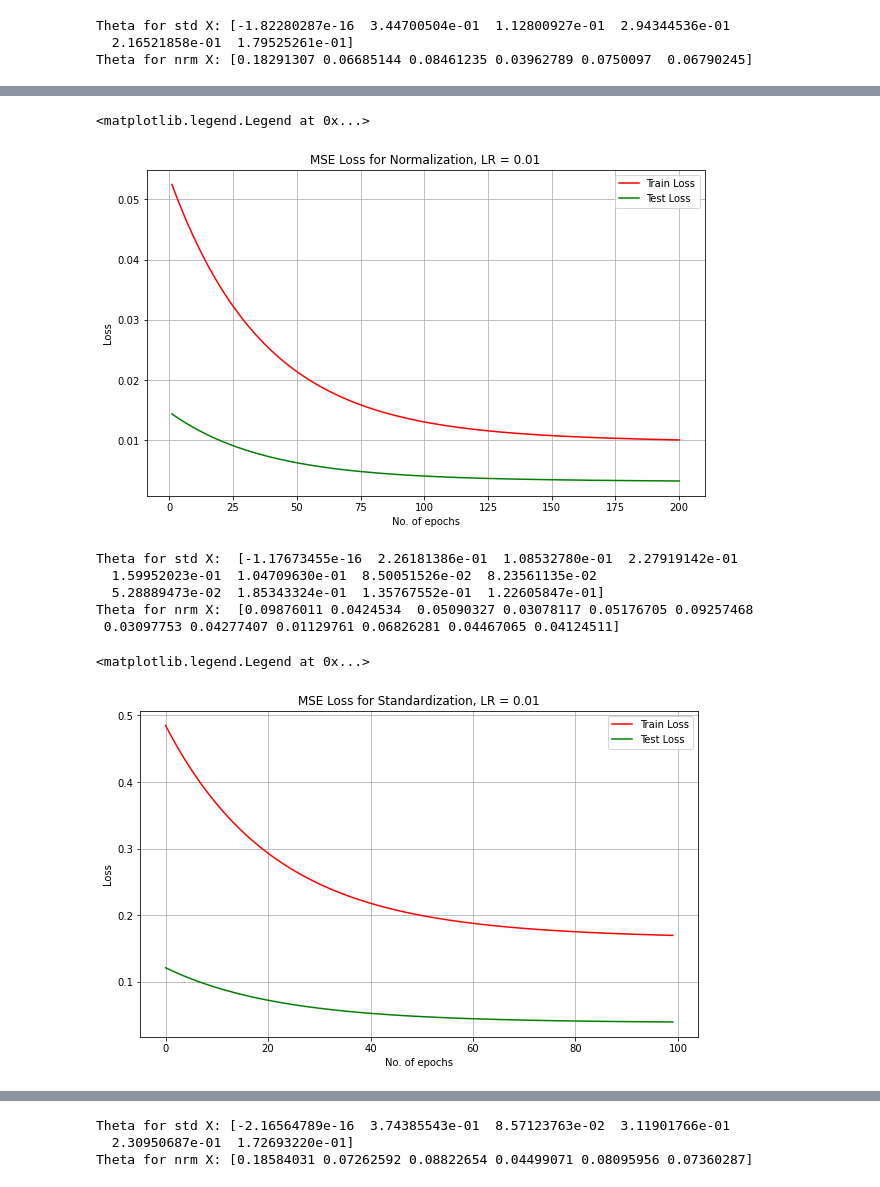
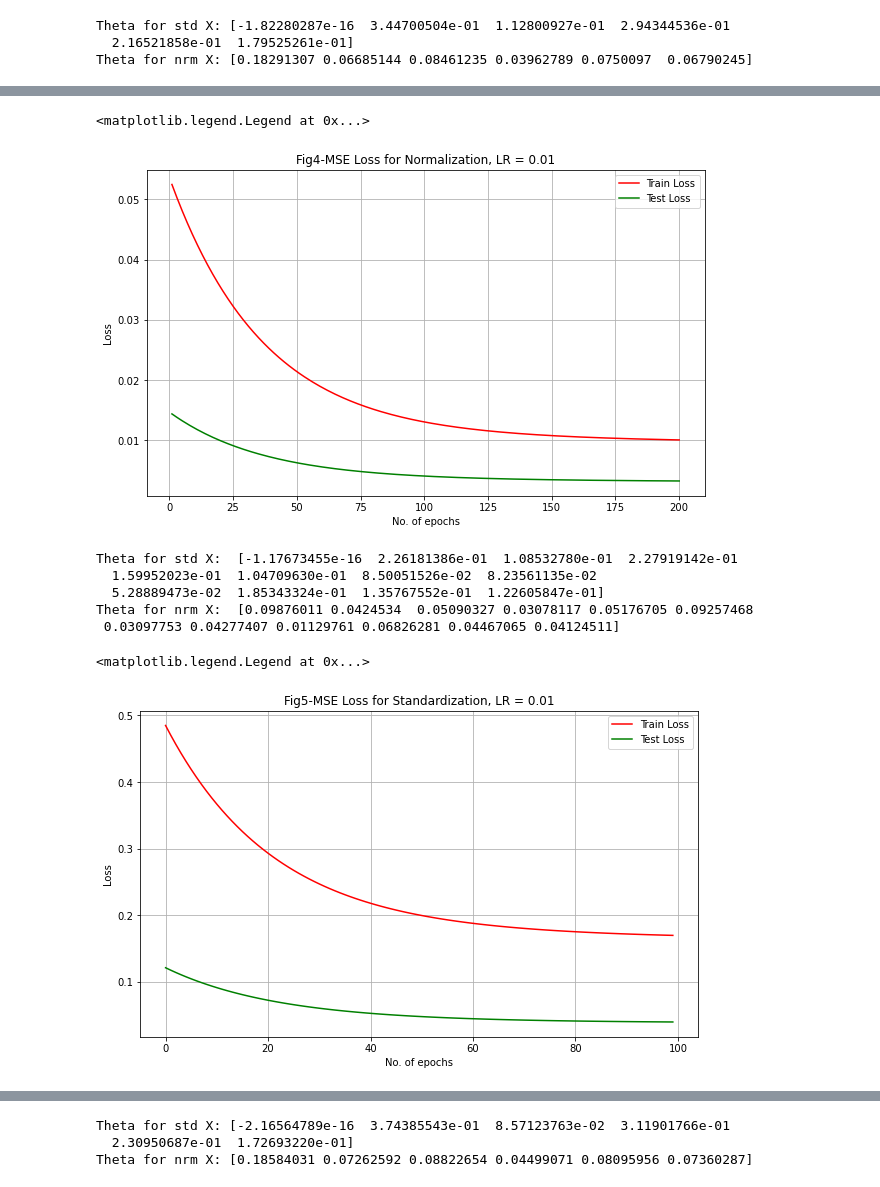
Before and after one commit to VishakhaDixit/IntroToML, a Jupyter notebook: HW_1/HW-1.ipynb, the cells around one changed output, grey strips where cells are left out. Saved outputs shown, nothing was run; the diff lists cells and outputs as text; code cells hidden in the pictures.

```diff
--- a/HW_1/HW-1.ipynb
+++ b/HW_1/HW-1.ipynb
@@ -217,15 +221,15 @@ plt.legend()
 # %%
 plt.plot(range(1, epochs+1), mse_train_nrm, color='red', label="Train Loss")
 plt.plot(range(1, epochs+1), mse_test_nrm, color='green', label="Test Loss")
 plt.rcParams["figure.figsize"] = (10,6)
 plt.grid()
 plt.xlabel('No. of epochs')
 plt.ylabel('Loss')
-plt.title('MSE Loss for Normalization, LR = 0.01')
+plt.title('Fig4-MSE Loss for Normalization, LR = 0.01')
 plt.legend()
 # %% [output]
 <matplotlib.legend.Legend at 0x...>
-[figure, old version]
+[figure, new version]
 # %%
 # b) Repeat problem 1 b, this time with input normalization and
 #input standardization as part of your pre-processing logic.
@@ -305,11 +309,11 @@ plt.rcParams['figure.figsize'] = [10, 6]
 plt.grid()
 plt.xlabel("No. of epochs")
 plt.ylabel("Loss")
-plt.title("MSE Loss for Standardization, LR = 0.01")
+plt.title("Fig5-MSE Loss for Standardization, LR = 0.01")
 plt.legend()
 # %% [output]
 <matplotlib.legend.Legend at 0x...>
-[figure, old version]
+[figure, new version]
 # %%
 plt.plot(range(1, epochs+1), mse_train_nrm, color='red', label="Train Loss")
 plt.plot(range(1, epochs+1), mse_test_nrm, color='green', label="Test Loss")
```
Also changed, not shown: parts of 8 cells of this notebook.
